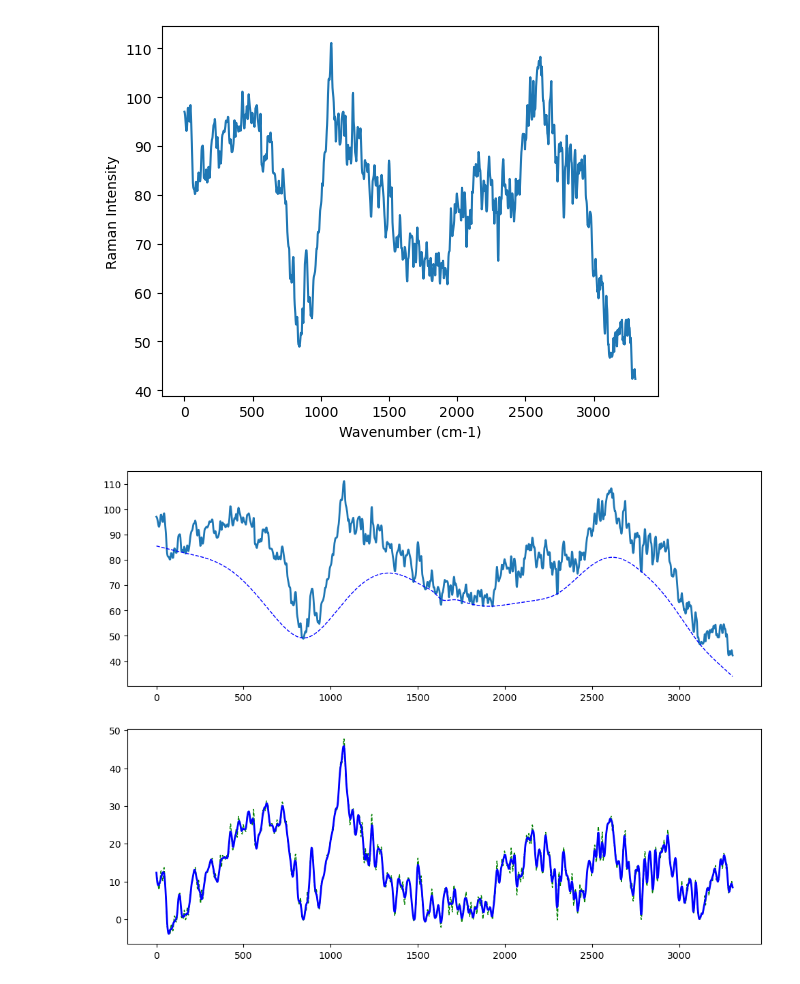
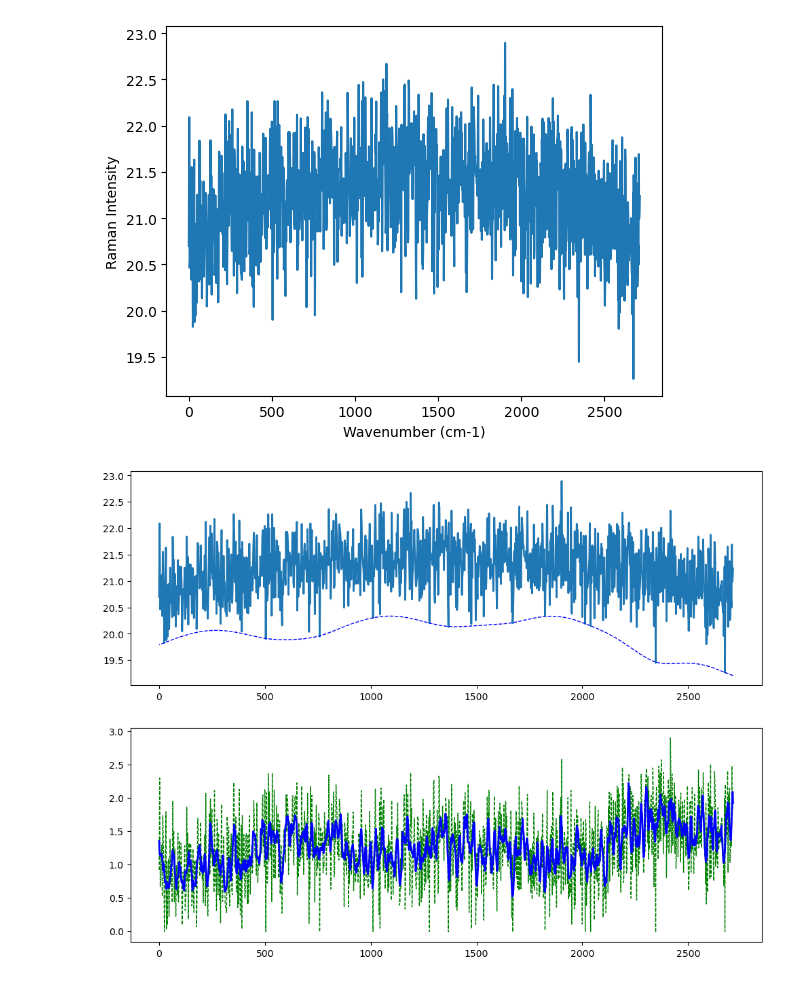
Before and after one commit to ryomappi/Term3-Science, a Jupyter notebook: raman_spectrum.ipynb, the cells around one changed output. Saved outputs shown, nothing was run; the diff lists cells and outputs as text; code cells hidden in the pictures.

```diff
--- a/raman_spectrum.ipynb
+++ b/raman_spectrum.ipynb
@@ -54,12 +54,12 @@ class RamanSpectrum:
         df = pd.DataFrame({'Wavenumber': self.get_raman_wavenumber(), 'Intensity': self.get_raman_intensity()})
         df.to_csv(f'data/csv/{file_name}.csv')
 # %%
-resource_path = "data/img/IMG_8647.jpeg"
+resource_path = "data/img/sodapdf-converted.jpg"
 resource = RamanSpectrum(resource_path)
-resource.get_spectrum('spectrum_2')
-resource.save_spectrum('spectrum_2')
+resource.get_spectrum('image_20240120')
+resource.save_spectrum('image_20240120')
 # %% [output]
-[figure, old version]
+[figure, new version]
 # %%
 # データの前処理
 # 1. 平滑化
@@ -87,7 +87,7 @@ paramAsLS = [10**3.5, 0.00005]
 paramSG = [80, 5]
 
 # 以下のファイルを読み込みます
-filename = 'data/csv/spectrum_2.csv'
+filename = 'data/csv/image_20240120.csv'
 
 
 # 測定データ(csv)を開きます
@@ -134,31 +134,31 @@ def outFigCSV(X,Y,paramAsLS, paramSG):
 
     # baseline estimation and smoothing
     Y_np = np.array(Y)
     # baseline estimation
     bkg = baseline_als(Y_np,paramAsLS[0], paramAsLS[1])
     fix = Y_np - bkg # remove baseline
     # smoothing
     smth= SGs(fix, paramSG[0], paramSG[1])
 
     # csv output
     dataOutput = np.c_[X, Y, bkg, smth]
     np.savetxt('data/csv/processed_2.csv', dataOutput, delimiter=',')
 
     #figures
     plt.figure(figsize=(12,9))
     ax1 = plt.subplot2grid((2,2), (0,0), colspan=2)
     ax2 = plt.subplot2grid((2,2), (1,0), colspan=2)
 
     ax1.plot(X, Y, linewidth=2)
     ax1.plot(X, bkg, "b", linewidth=1, linestyle = "dashed", label="baseline")
 
     ax2.plot(X, fix, "g", linewidth=1, linestyle = "dashed", label="remove baseline")
     ax2.plot(X, smth, "b", linewidth=2, label="smoothed")
 
     plt.axis("tight")
     plt.show()
 
 # 実行する
 outFigCSV(X,Y,paramAsLS, paramSG)
 # %% [output]
-[figure, old version]
+[figure, new version]
```
Also changed, not shown: parts of 1 cell of this notebook, 7 other files.
